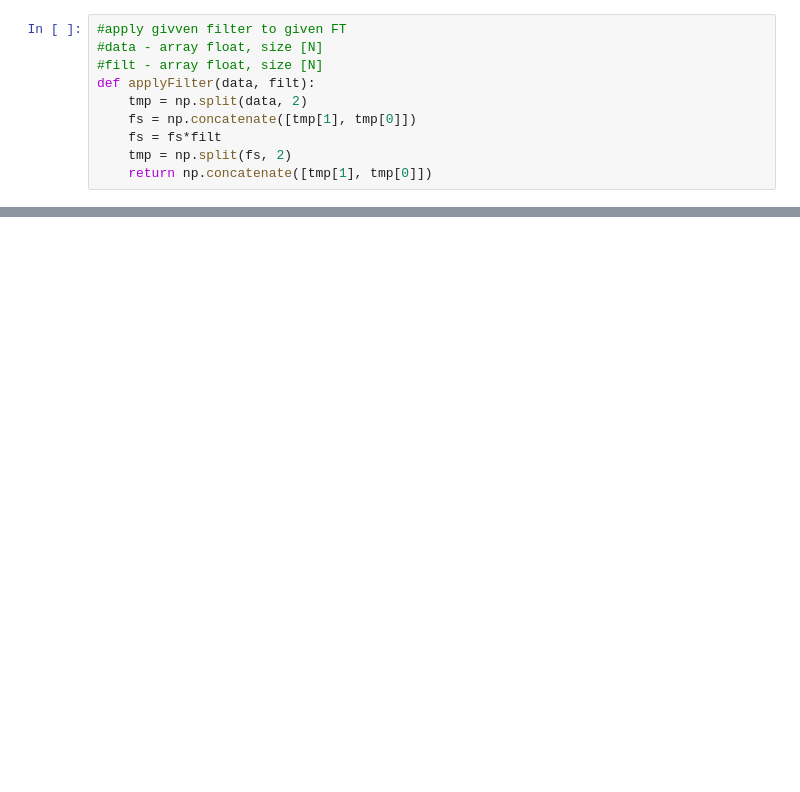
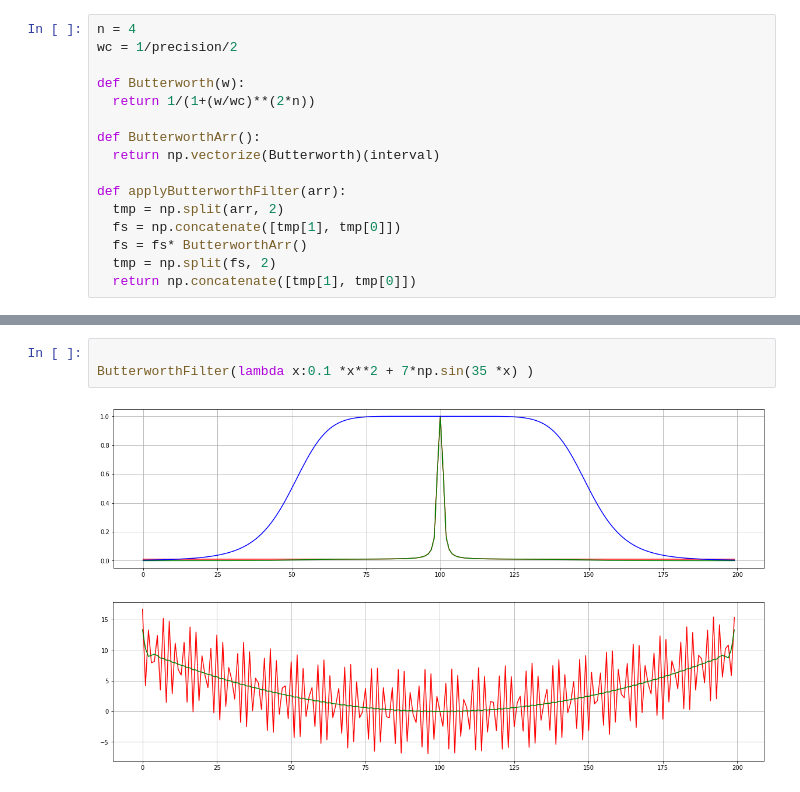
Before and after one commit to pishchev/Data-processing-methods, a Jupyter notebook: ButterworthFilter.ipynb, the cells around one changed output, grey strips where cells are left out. Saved outputs shown, nothing was run; the diff lists cells and outputs as text; blank space fills up the shorter version.

```diff
--- a/ButterworthFilter.ipynb
+++ b/ButterworthFilter.ipynb
@@ -39,10 +32,16 @@ def plotFFT(x, ft, color = 'red'):
 # %%
-#apply givven filter to given FT
-#data - array float, size [N]
-#filt - array float, size [N]
-def applyFilter(data, filt):
-    tmp = np.split(data, 2)
-    fs = np.concatenate([tmp[1], tmp[0]])
-    fs = fs*filt
-    tmp = np.split(fs, 2)
-    return np.concatenate([tmp[1], tmp[0]])
+n = 4
+wc = 1/precision/2
+
+def Butterworth(w):
+  return 1/(1+(w/wc)**(2*n))
+
+def ButterworthArr():
+  return np.vectorize(Butterworth)(interval)
+
+def applyButterworthFilter(arr):
+  tmp = np.split(arr, 2)
+  fs = np.concatenate([tmp[1], tmp[0]])
+  fs = fs* ButterworthArr()
+  tmp = np.split(fs, 2)
+  return np.concatenate([tmp[1], tmp[0]])
@@ -78,0 +80,6 @@ testButterworthFilter(x, data)
+# %%
+
+ButterworthFilter(lambda x:0.1 *x**2 + 7*np.sin(35 *x) )
+# %% [output]
+[figure, added]
+[figure, added]
```
Also changed, not shown: parts of 16 cells of this notebook.
